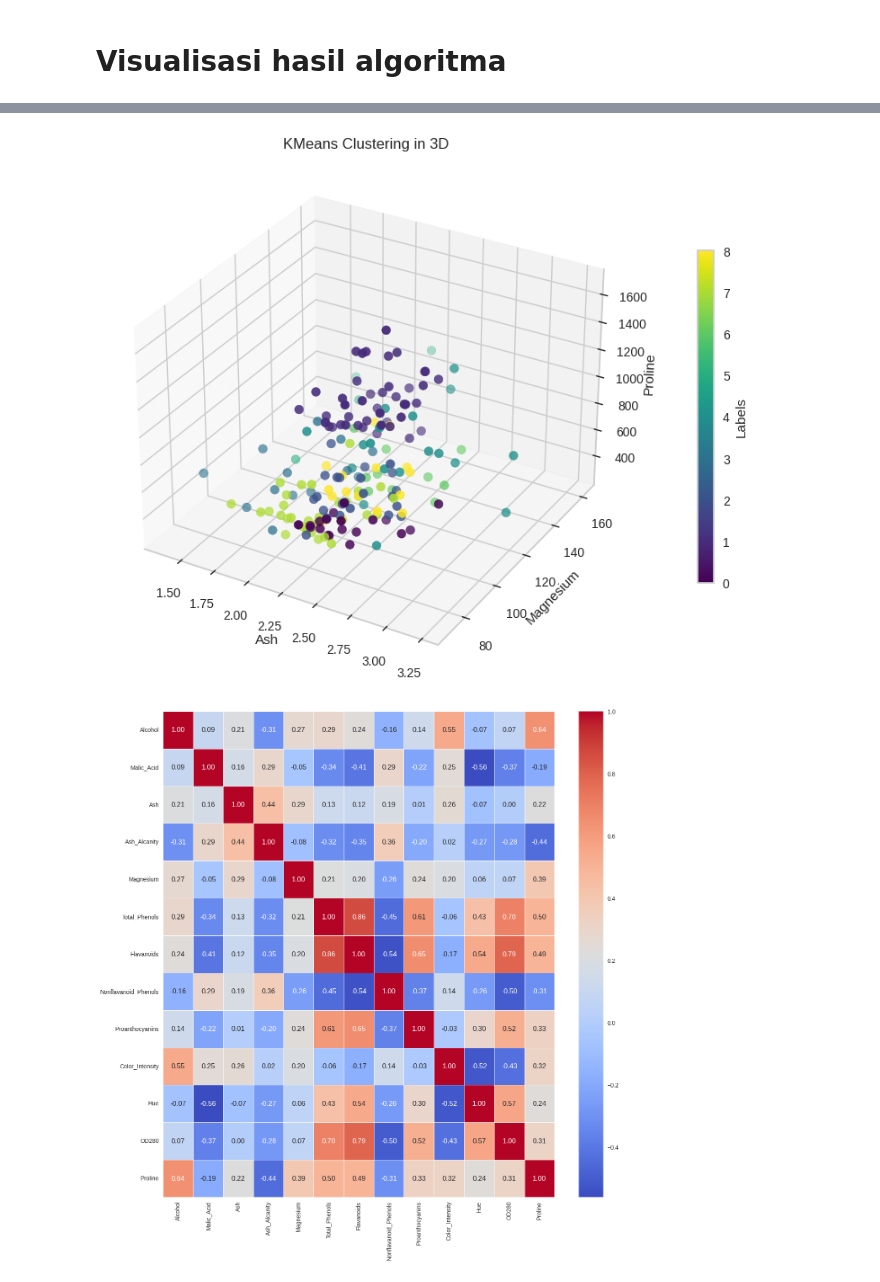
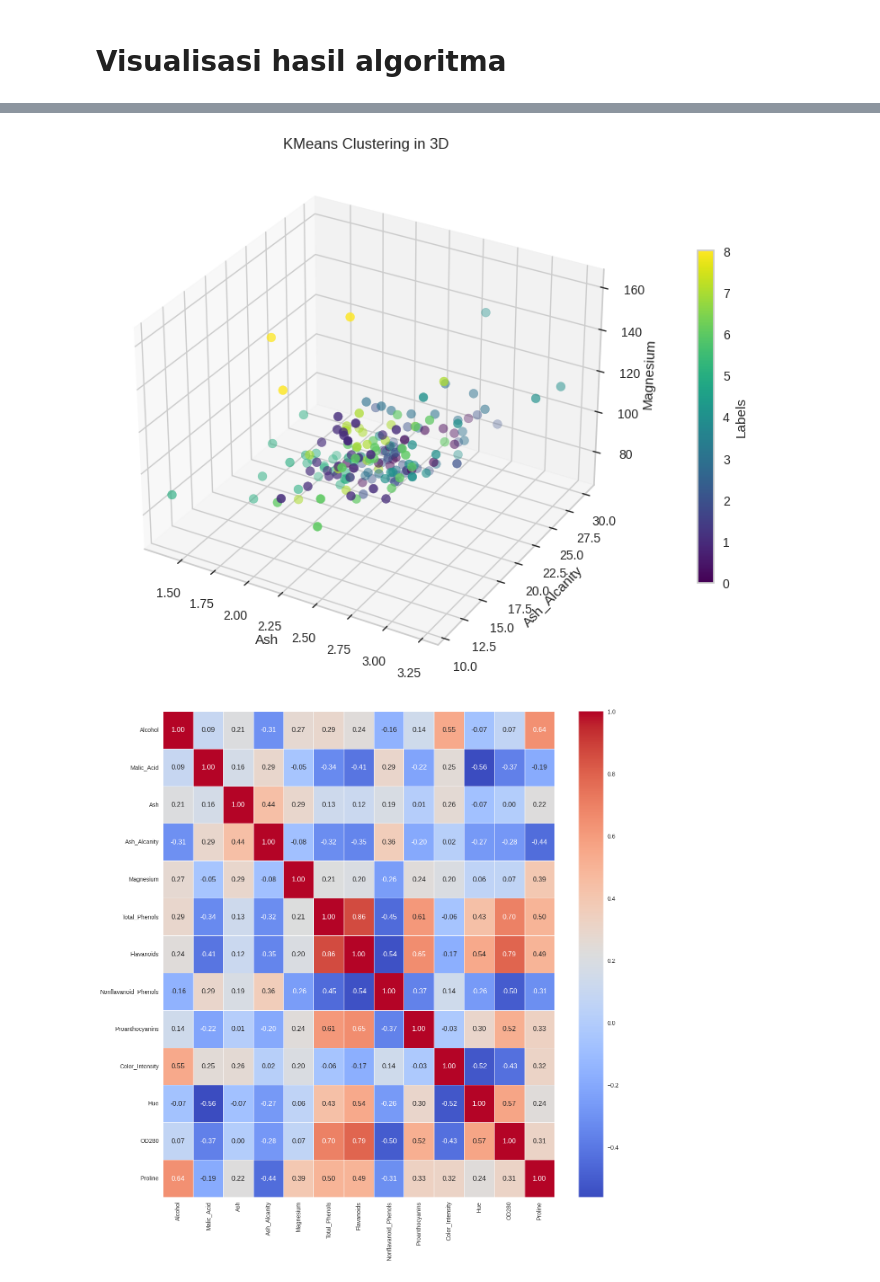
Before and after one commit to debrinaazzahra11/wine-clustering, a Jupyter notebook: UAS_ML1_211351155_Debrina_Azzahra.ipynb, the cells around one changed output, grey strips where cells are left out. Drawn from its saved outputs; the diff is of its cells as text; code cells hidden in the pictures.

```diff
--- a/UAS_ML1_211351155_Debrina_Azzahra.ipynb
+++ b/UAS_ML1_211351155_Debrina_Azzahra.ipynb
@@ -289,29 +289,29 @@ X.to_excel("output_cluster.xlsx")
 # %%
 # Create a 3D scatter plot
 fig = plt.figure(figsize=(10, 8))
 ax = fig.add_subplot(111, projection='3d')
 
 # Scatter plot with colors based on Labels
 scatter = ax.scatter(
     df['Ash'],
+    df['Ash_Alcanity'],
     df['Magnesium'],
-    df['Proline'],
     c=kmeans.labels_,
     cmap='viridis',
     s=50  # Marker size
 )
 
 # Customize the plot
 ax.set_xlabel('Ash')
-ax.set_ylabel('Magnesium')
-ax.set_zlabel('Proline')
+ax.set_ylabel('Ash_Alcanity')
+ax.set_zlabel('Magnesium')
 ax.set_title('KMeans Clustering in 3D')
 
 # Add a colorbar
 colorbar = fig.colorbar(scatter, ax=ax, pad=0.1, shrink=0.6)
 colorbar.set_label('Labels')
 # %% [output]
-[figure, old version]
+[figure, new version]
 # %%
 plt.figure(figsize=(15,15))
 sns.heatmap(df.corr(),annot=True,fmt=".2f",linewidths=0.7,cmap="coolwarm")
```
Also changed, not shown: parts of 6 cells of this notebook, 1 other file.
